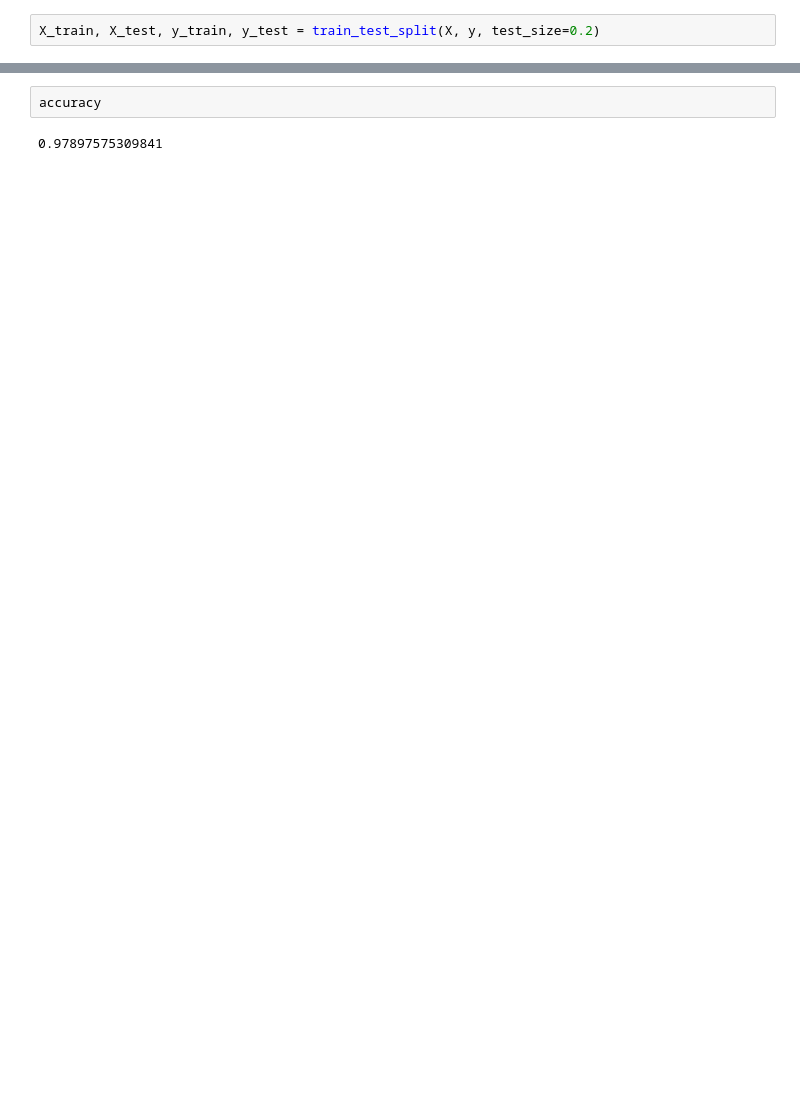
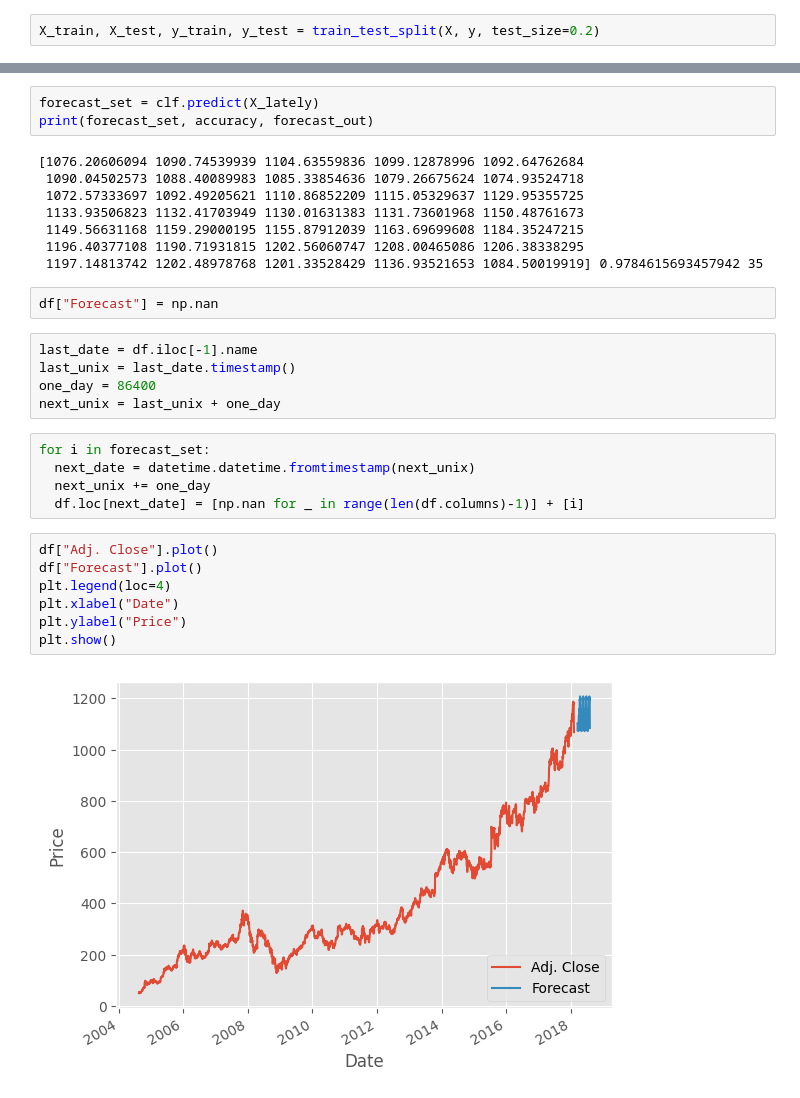
Before and after one commit to JeraldCrisBergantinos/PracticalMachineLearning, a Jupyter notebook: Regression.ipynb, the cells around one changed output, grey strips where cells are left out. Drawn from its saved outputs; the diff is of its cells as text; blank space fills up the shorter version.

Commit message:
Regression forecasting and predicting

```diff
--- a/Regression.ipynb
+++ b/Regression.ipynb
@@ -138,4 +138,32 @@ accuracy = clf.score(X_test, y_test)
-# %%
-accuracy
-# %% [output]
-0.97897575309841
+# %%
+forecast_set = clf.predict(X_lately)
+print(forecast_set, accuracy, forecast_out)
+# %% [output]
+[1076.20606094 1090.74539939 1104.63559836 1099.12878996 1092.64762684
+ 1090.04502573 1088.40089983 1085.33854636 1079.26675624 1074.93524718
+ 1072.57333697 1092.49205621 1110.86852209 1115.05329637 1129.95355725
+ 1133.93506823 1132.41703949 1130.01631383 1131.73601968 1150.48761673
+ 1149.56631168 1159.29000195 1155.87912039 1163.69699608 1184.35247215
+ 1196.40377108 1190.71931815 1202.56060747 1208.00465086 1206.38338295
+ 1197.14813742 1202.48978768 1201.33528429 1136.93521653 1084.50019919] 0.9784615693457942 35
+# %%
+df["Forecast"] = np.nan
+# %%
+last_date = df.iloc[-1].name
+last_unix = last_date.timestamp()
+one_day = 86400
+next_unix = last_unix + one_day
+# %%
+for i in forecast_set:
+  next_date = datetime.datetime.fromtimestamp(next_unix)
+  next_unix += one_day
+  df.loc[next_date] = [np.nan for _ in range(len(df.columns)-1)] + [i]
+# %%
+df["Adj. Close"].plot()
+df["Forecast"].plot()
+plt.legend(loc=4)
+plt.xlabel("Date")
+plt.ylabel("Price")
+plt.show()
+# %% [output]
+[figure, added]
```
Also changed, not shown: parts of 20 cells of this notebook.
